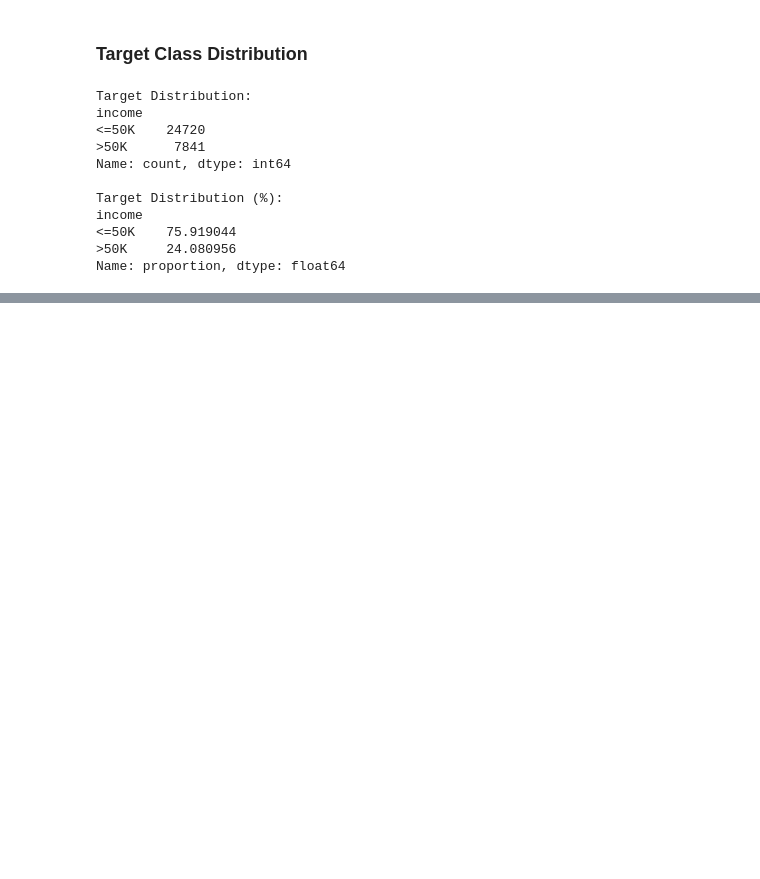
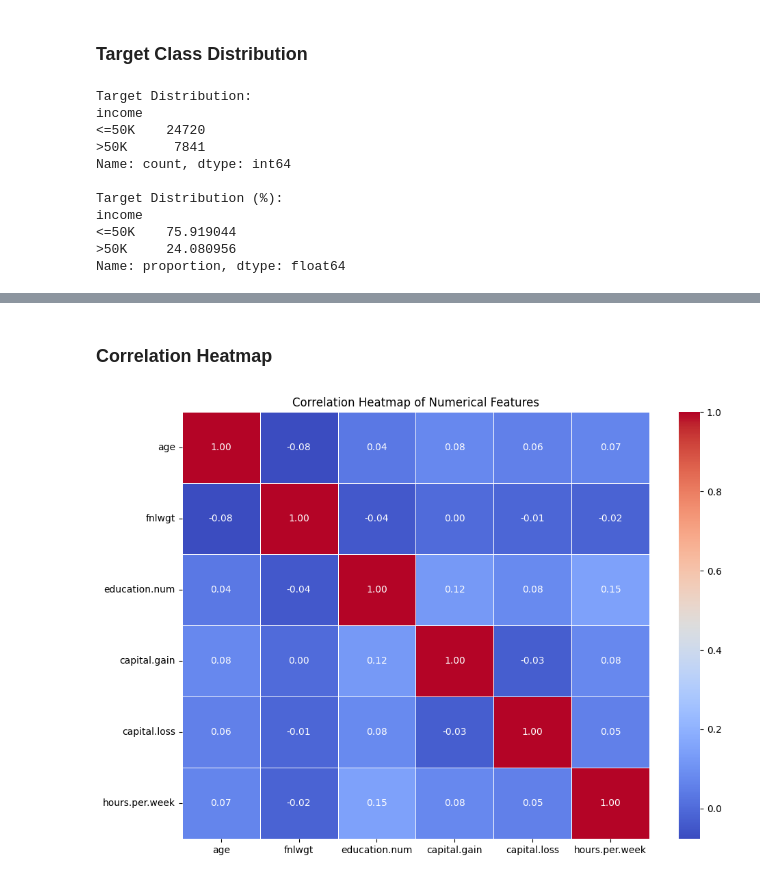
Before and after one commit to snehitha-araveti/ML-Capstone-Project-2026, a Jupyter notebook: notebooks/classification.ipynb, the cells around one changed output, grey strips where cells are left out. Cells and saved outputs as stored; diff of their text form; code cells hidden in the pictures; blank space fills up the shorter version.

```diff
--- a/notebooks/classification.ipynb
+++ b/notebooks/classification.ipynb
@@ -122,0 +231,22 @@ Name: proportion, dtype: float64
+# %% [markdown]
+### Correlation Heatmap
+# %%
+# Correlation heatmap for numerical features
+
+plt.figure(figsize=(10, 7))
+
+correlation_matrix = df[numerical_features].corr()
+
+sns.heatmap(
+    correlation_matrix,
+    annot=True,
+    cmap="coolwarm",
+    fmt=".2f",
+    linewidths=0.5
+)
+
+plt.title("Correlation Heatmap of Numerical Features")
+plt.tight_layout()
+plt.show()
+# %% [output]
+[figure, added]
```
Also changed, not shown: parts of 24 cells of this notebook.
